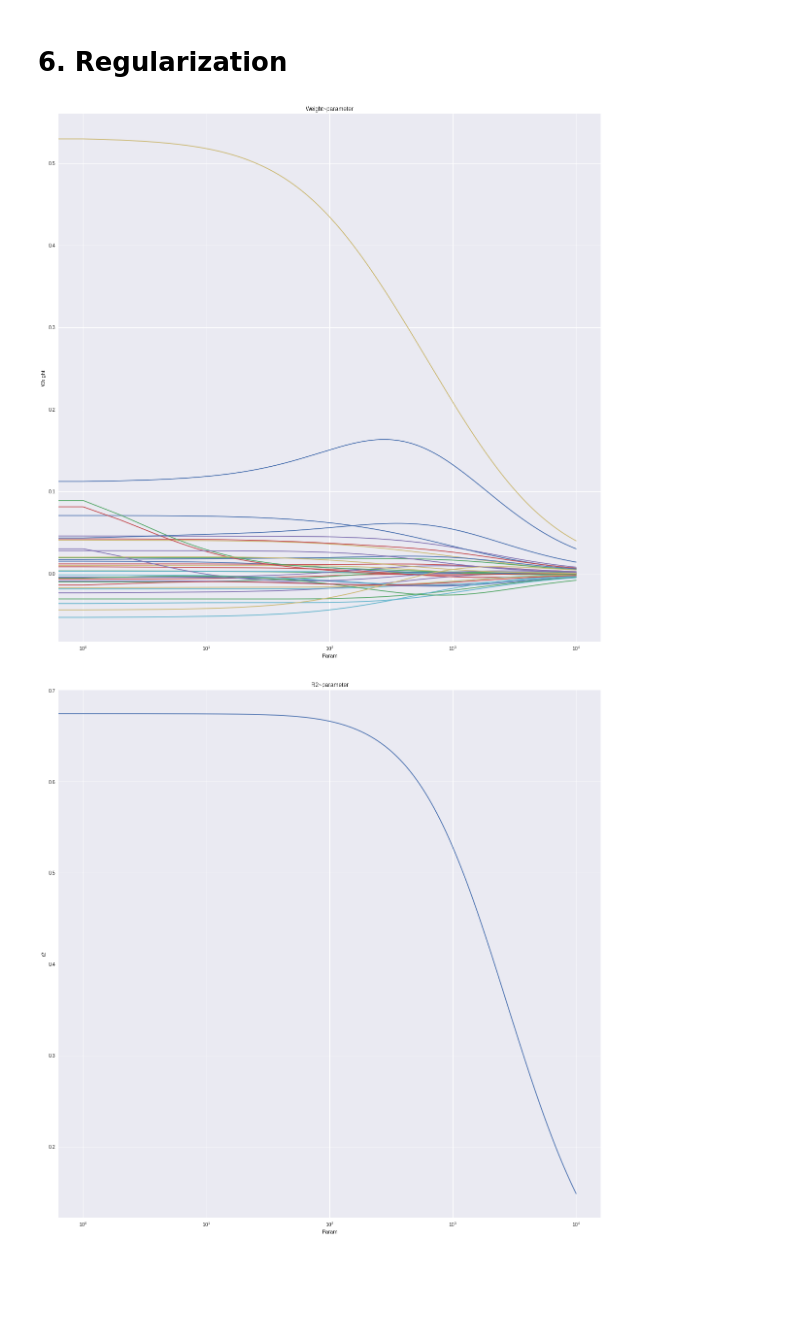
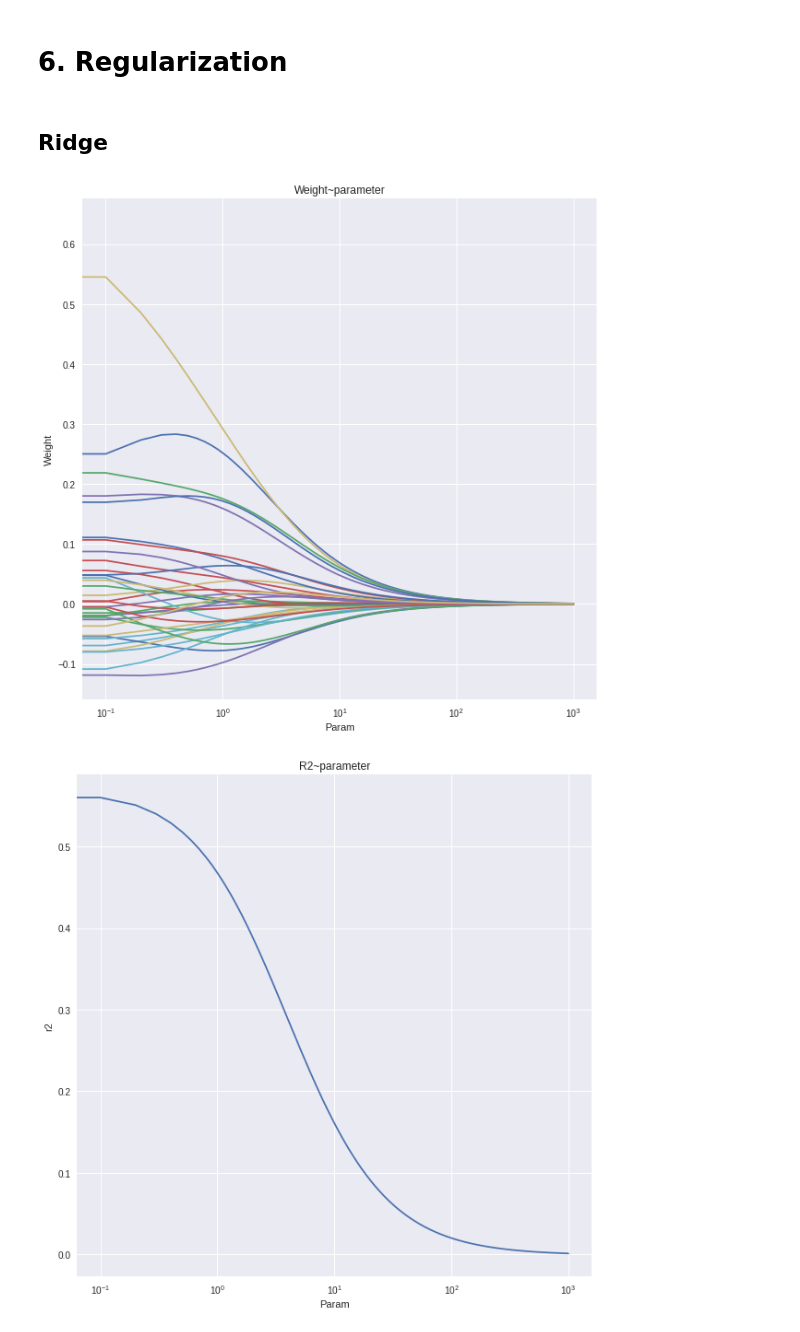
Before and after one commit to louis75020/Deep_learning_M2, a Jupyter notebook: Linear_model_m2ISF.ipynb, the cells around one changed output. Saved outputs shown, nothing was run; the diff lists cells and outputs as text; code cells hidden in the pictures; blank space fills up the shorter version.

```diff
--- a/Linear_model_m2ISF.ipynb
+++ b/Linear_model_m2ISF.ipynb
@@ -614,5 +617,0 @@ X_train[numerical].describe()
-# %%
-standard_scaler_instance = StandardScaler()
-
-X_train = standard_scaler_instance.fit_transform(X_train)
-X_test = standard_scaler_instance.fit_transform(X_test)
@@ -715,5 +704,6 @@ def adjusted_r2(fitted_model, X, y):
   n, p = X.shape
   return 1 - ( 1 - r2_score(y, fitted_model.predict(X)) ) * (n-1)/(n - p - 1)
 # %%
-adjusted_r2(sklearn_lm, X_train, y_train)
+sklearn_lm = LinearRegression(normalize = True)
+sklearn_lm.fit(X_train, y_train)
 # %% [output]
@@ -725,13 +735,16 @@ mean_squared_error(y_train, sklearn_lm.predict(X_train))
 # %% [markdown]
 # 6. Regularization
+# %% [markdown]
+## Ridge
 # %%
-coeffs = linspace(0, 10000, 10000)
+coeffs = linspace(0, 1000, 10000)
 #coeffs = log(coeffs)
 # %%
 def coeffs_cv_evol(model,
                    X_train,
                    y_train,
                    params,
+                   eval_set = None,
                    plot_coeffs = True,
                    plot_mse = True,
                    plot_r2 = True):
@@ -739,20 +752,32 @@ def coeffs_cv_evol(model,
   coeffs = []
   errorstrain = []
   r2train = []
+  if eval_set != None :
+    errorstest = []
+    r2test = []
+    X_test = eval_set[0]
+    y_test = eval_set[1]
 
   for a in params:
+
       model.set_params(alpha = a)
       model.fit(X_train, y_train)
       coeffs.append(model.coef_)
+
       mse_train = mean_squared_error(y_train, model.predict(X_train))
       errorstrain.append(mse_train)
       r2_train = r2_score(y_train, model.predict(X_train))
       r2train.append(r2_train)
 
+      if eval_set != None :
+        mse_test = mean_squared_error(y_test, model.predict(X_test))
+        errorstest.append(mse_test)
+        r2_test = r2_score(y_test, model.predict(X_test))
+        r2test.append(r2_test)
 
   # affichage evolution de la valeur des poids 7
   if plot_coeffs :
-    figure(figsize=(20,20))
+    figure(figsize=(10,10))
     ax = gca()
     ax.plot(params, coeffs)
     ax.set_xscale('log')
@@ -762,9 +787,10 @@ def coeffs_cv_evol(model,
     show()
 
   if plot_r2 :
-    figure(figsize=(20,20))
+    figure(figsize=(10,10))
     ax = gca()
-    ax.plot(params, r2train)
+    if eval_set != None : ax.plot(params, r2test)
+    else : ax.plot(params, r2train)
     ax.set_xscale('log')
     title('R2~parameter')
     xlabel('Param')
@@ -773,9 +799,10 @@ def coeffs_cv_evol(model,
     show()
 
   if plot_mse :
-    figure(figsize=(20,20))
+    figure(figsize=(10,10))
     ax = gca()
-    ax.plot(params, errorstrain)
+    if eval_set != None : ax.plot(params, errorstest)
+    else : ax.plot(params, errorstrain)
     ax.set_xscale('log')
     title('mse~parameter')
     xlabel('Param')
@@ -783,7 +810,7 @@ def coeffs_cv_evol(model,
     axis('tight')
     show()
 # %%
-coeffs_cv_evol(Ridge(), X_train, y_train, coeffs)
+coeffs_cv_evol(Ridge(normalize = True), X_train, y_train, coeffs, eval_set = (X_test, y_test))
 # %% [output]
-[figure, old version]
+[figure, new version]
-[figure, old version]
+[figure, new version]
```
Also changed, not shown: parts of 58 cells of this notebook.
